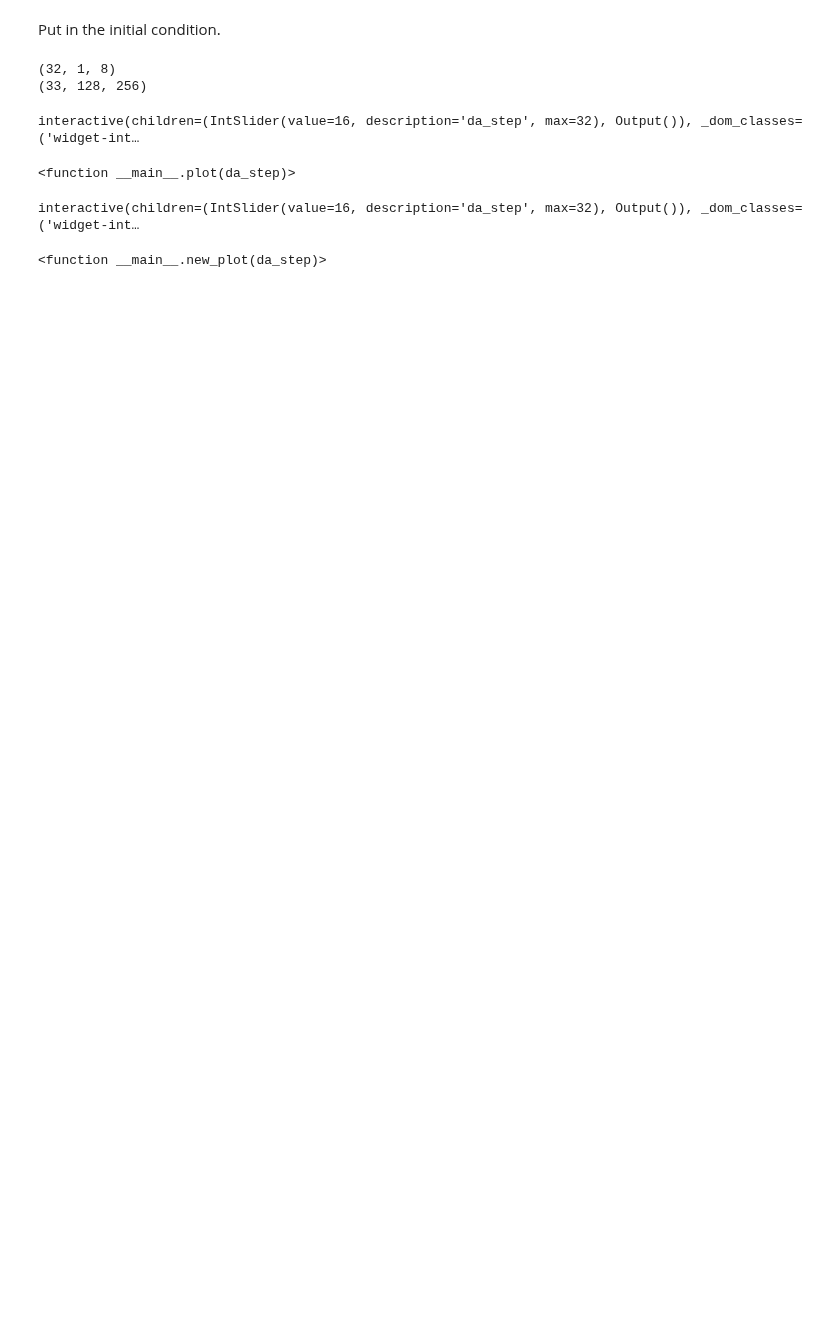
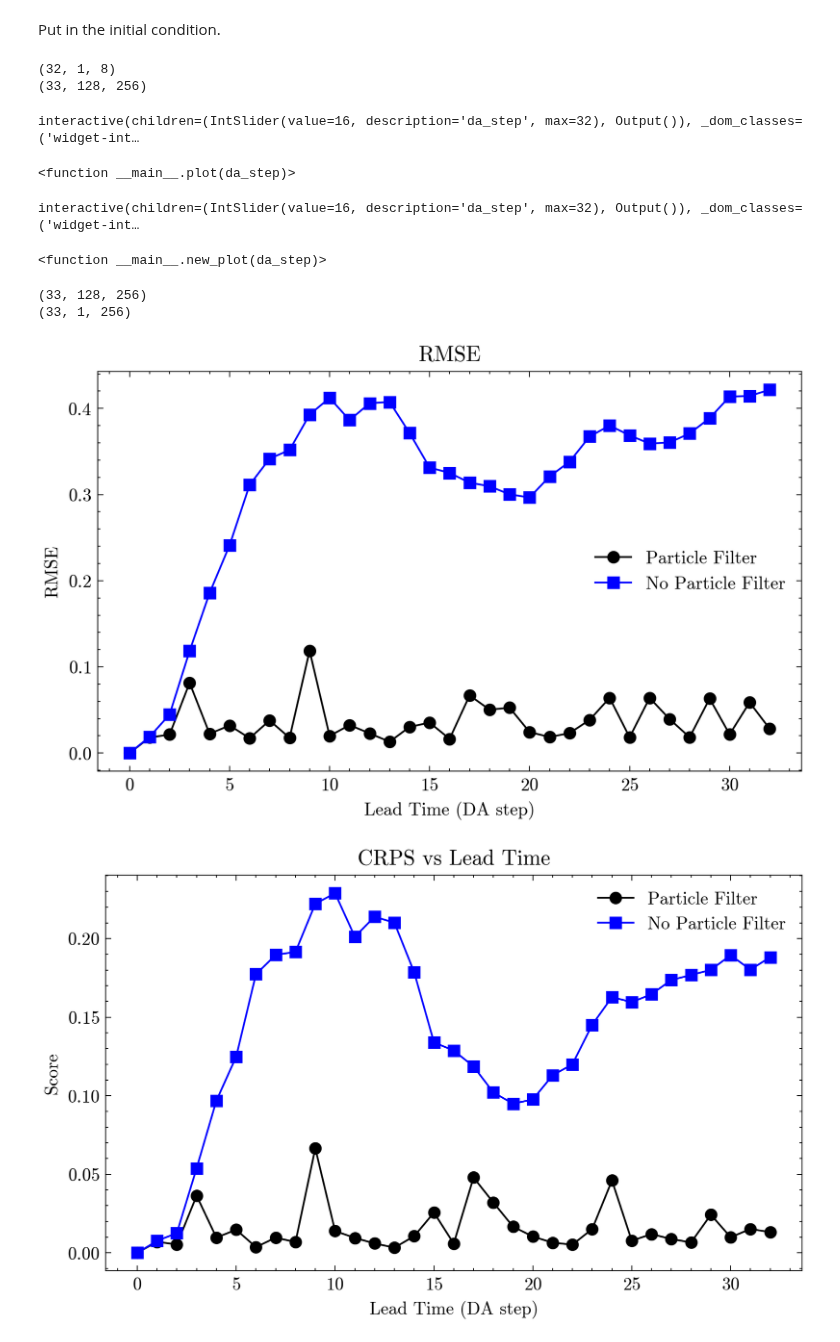
Before and after one commit to jameswoodfield/Particle_Filter, a Jupyter notebook: examples/Example_3_KdV_ensemble.ipynb, the cells around one changed output. Saved outputs shown, nothing was run; the diff lists cells and outputs as text; code cells hidden in the pictures; blank space fills up the shorter version.

Commit message:
Updating the CRPS and RMSE for example 3 KdV

```diff
--- a/examples/Example_3_KdV_ensemble.ipynb
+++ b/examples/Example_3_KdV_ensemble.ipynb
@@ -123,3 +121,42 @@ interact(new_plot, da_step=(0, da_steps))
 # %% [output]
 interactive(children=(IntSlider(value=16, description='da_step', max=32), Output()), _dom_classes=('widget-int…
 <function __main__.new_plot(da_step)>
+# %%
+
+from metrics.ensemble import rmse, crps, bias
+
+# Compute RMSE between signal and particle ensemble mean
+print(particles.shape)
+print(signal.shape)
+rmse_score = rmse(signal[:,:,:], particles)
+# Compute CRPS between signal and particles
+crps_score = crps(signal[:,:,:], particles)
+
+rmse_score_1 = rmse(signal[:,:,:], particles_1)
+# Compute CRPS between signal and particles
+crps_score_1 = crps(signal[:,:,:], particles_1)
+# %% [output]
+(33, 128, 256)
+(33, 1, 256)
+# %%
+dpi=300
+plt.figure(figsize=(7, 4), dpi=dpi)
+plt.plot(np.arange(da_steps + 1), rmse_score, color='black', marker='o', label='Particle Filter')
+plt.plot(np.arange(da_steps + 1), rmse_score_1, color='blue', marker='s', label='No Particle Filter')
+plt.xlabel('Lead Time (DA step)')
+plt.ylabel('RMSE')
+plt.title('RMSE')
+plt.legend()
+plt.show()
+
+plt.figure(figsize=(7, 4), dpi=dpi)
+plt.plot(np.arange(da_steps + 1), crps_score, color='black', marker='o', label='Particle Filter')
+plt.plot(np.arange(da_steps + 1), crps_score_1, color='blue', marker='s', label='No Particle Filter')
+plt.xlabel('Lead Time (DA step)')
+plt.ylabel('Score')
+plt.title('CRPS vs Lead Time')
+plt.legend()
+plt.show()
+# %% [output]
+[figure, added]
+[figure, added]
```
Also changed, not shown: parts of 2 cells of this notebook, 6 other files.
